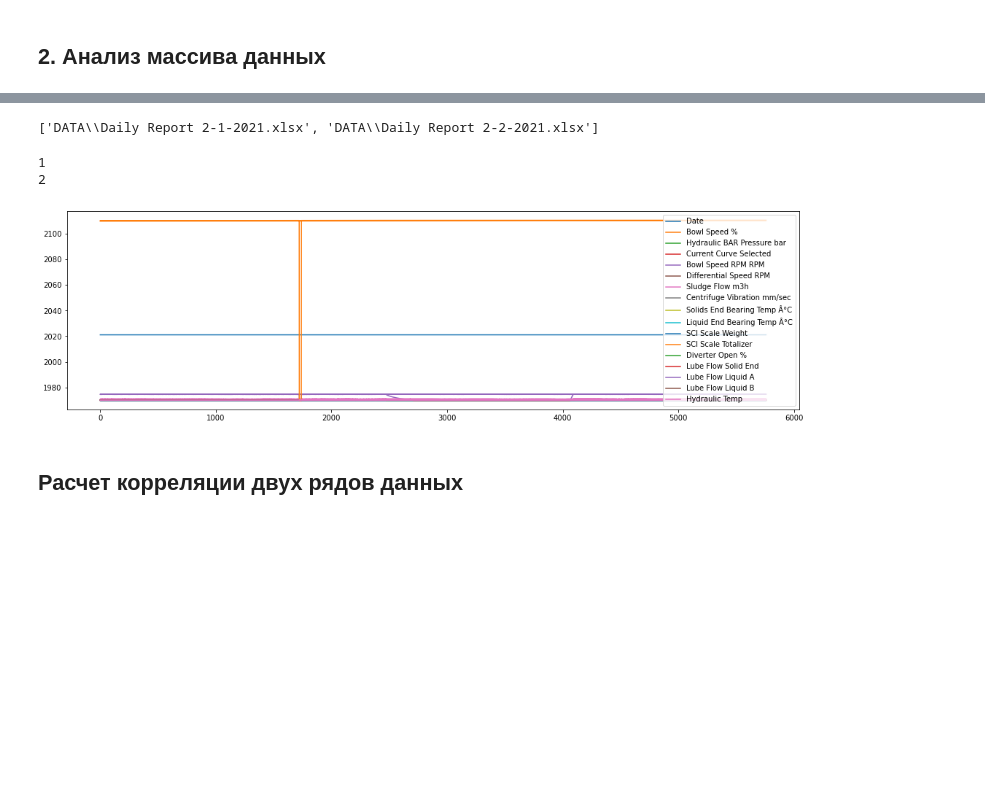
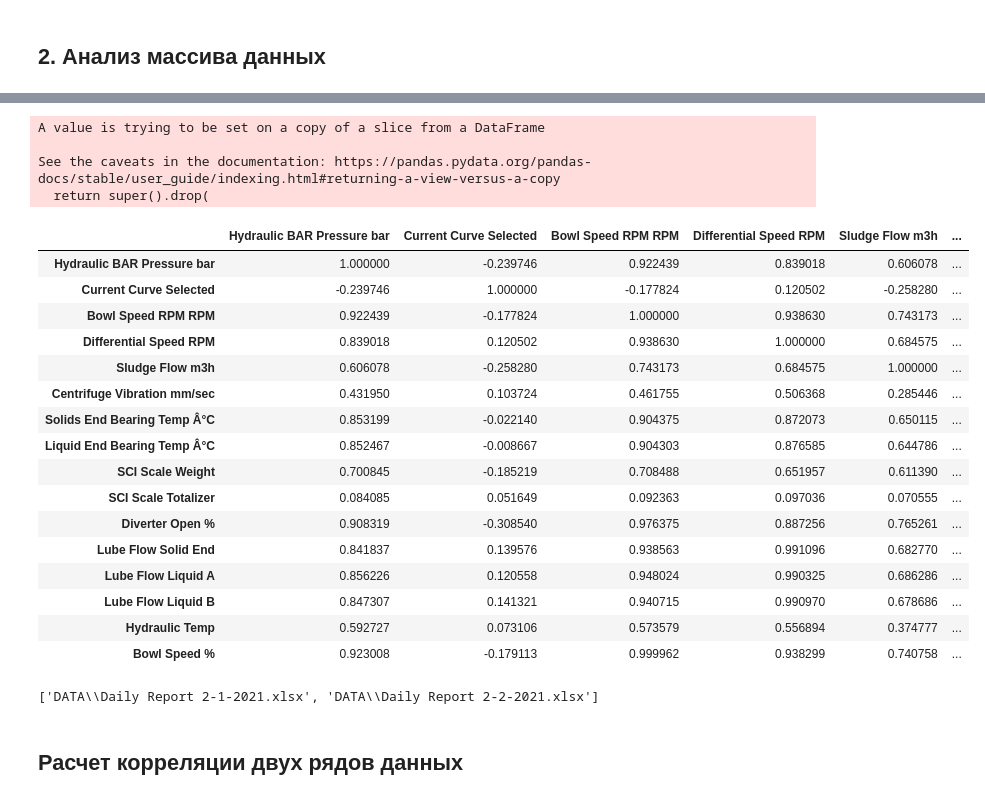
Before and after one commit to Randyrofed/Smart_Diagnosis, a Jupyter notebook: Smart_diagnosis.ipynb, the cells around one changed output, grey strips where cells are left out. Drawn from its saved outputs; the diff is of its cells as text; code cells hidden in the pictures; blank space fills up the shorter version.

```diff
--- a/Smart_diagnosis.ipynb
+++ b/Smart_diagnosis.ipynb
@@ -46,3 +55,32 @@ excl_merged.plot(figsize=(18, 5));
+# %%
+corr=df_changed
+corr.drop('timestamp', inplace=True, axis=1) #убрать колонку timestamp
+corrMatrix = corr.corr()
+corrMatrix.style.background_gradient(cmap='coolwarm')
+#sn.heatmap(corrMatrix, annot=True)
+#plt.show()
+# %% [output]
+A value is trying to be set on a copy of a slice from a DataFrame
+
+See the caveats in the documentation: https://pandas.pydata.org/pandas-docs/stable/user_guide/indexing.html#returning-a-view-versus-a-copy
+  return super().drop(
+|  | Hydraulic BAR Pressure bar | Current Curve Selected | Bowl Speed RPM RPM | Differential Speed RPM | Sludge Flow m3h | ... |
+| Hydraulic BAR Pressure bar | 1.000000 | -0.239746 | 0.922439 | 0.839018 | 0.606078 | ... |
+| Current Curve Selected | -0.239746 | 1.000000 | -0.177824 | 0.120502 | -0.258280 | ... |
+| Bowl Speed RPM RPM | 0.922439 | -0.177824 | 1.000000 | 0.938630 | 0.743173 | ... |
+| Differential Speed RPM | 0.839018 | 0.120502 | 0.938630 | 1.000000 | 0.684575 | ... |
+| Sludge Flow m3h | 0.606078 | -0.258280 | 0.743173 | 0.684575 | 1.000000 | ... |
+| Centrifuge Vibration mm/sec | 0.431950 | 0.103724 | 0.461755 | 0.506368 | 0.285446 | ... |
+| Solids End Bearing Temp Â°C | 0.853199 | -0.022140 | 0.904375 | 0.872073 | 0.650115 | ... |
+| Liquid End Bearing Temp Â°C | 0.852467 | -0.008667 | 0.904303 | 0.876585 | 0.644786 | ... |
+| SCI Scale Weight | 0.700845 | -0.185219 | 0.708488 | 0.651957 | 0.611390 | ... |
+| SCI Scale Totalizer | 0.084085 | 0.051649 | 0.092363 | 0.097036 | 0.070555 | ... |
+| Diverter Open % | 0.908319 | -0.308540 | 0.976375 | 0.887256 | 0.765261 | ... |
+| Lube Flow Solid End | 0.841837 | 0.139576 | 0.938563 | 0.991096 | 0.682770 | ... |
+| Lube Flow Liquid A | 0.856226 | 0.120558 | 0.948024 | 0.990325 | 0.686286 | ... |
+| Lube Flow Liquid B | 0.847307 | 0.141321 | 0.940715 | 0.990970 | 0.678686 | ... |
+| Hydraulic Temp | 0.592727 | 0.073106 | 0.573579 | 0.556894 | 0.374777 | ... |
+| Bowl Speed % | 0.923008 | -0.179113 | 0.999962 | 0.938299 | 0.740758 | ... |
 # %%
 # %% [output]
 ['DATA\\Daily Report 2-1-2021.xlsx', 'DATA\\Daily Report 2-2-2021.xlsx']
@@ -53,18 +87,3 @@ excl_merged.plot(figsize=(18, 5));
-# %%
-excl_list = []
-i=0
-for file in file_list:
-    df=pd.read_excel(file, sheet_name='Daily', usecols="A:R", skiprows=0,nrows=5760, header = 0)
-    df.to_excel('DATA_CHANGED/' + str(i)+'.xlsx',header=True, index = False)
-    i=i+1
-    print(i)
-# %% [output]
-1
-2
-# %%
-excl_merged.plot(figsize=(18, 5));
-# %% [output]
-[figure, removed]
 # %% [markdown]
 ## Расчет корреляции двух рядов данных
 # %%
```
Also changed, not shown: parts of 5 cells of this notebook, 27 other files.
